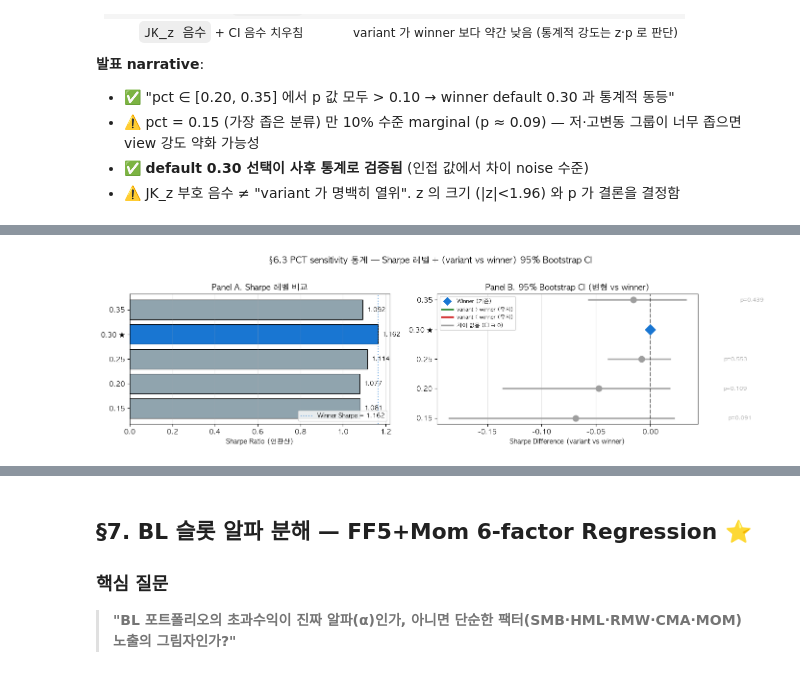
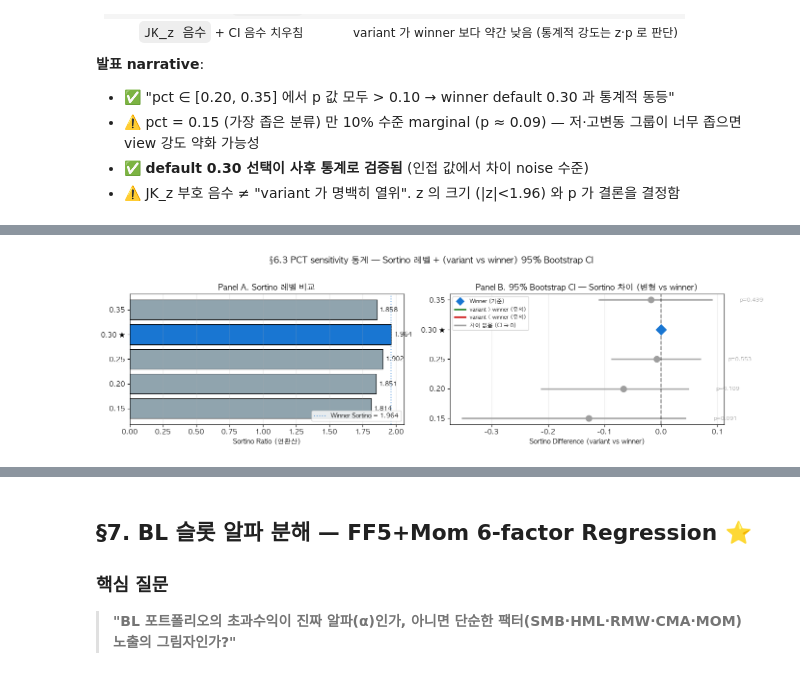
Before and after one commit to sybeom528/finance_project, a Jupyter notebook: final_pt/05b_Analyze.ipynb, the cells around one changed output, grey strips where cells are left out. Drawn from its saved outputs; the diff is of its cells as text; code cells hidden in the pictures.

Commit message:
sensitivity sortino 레벨로 변경

```diff
--- a/final_pt/05b_Analyze.ipynb
+++ b/final_pt/05b_Analyze.ipynb
@@ -1316,56 +1361,62 @@ plt.show()
 - ⚠️ JK_z 부호 음수 ≠ "variant 가 명백히 열위". z 의 크기 (|z|<1.96) 와 p 가 결론을 결정함
 # %%
 # ── §6.3 PCT sensitivity 통계 유의성 검정 ─────────────────────────
-# §5.4 의 _jk_memmel / _block_bootstrap_sr_diff 함수 재사용
+# §5.4 의 _jk_memmel / _block_bootstrap_sr_diff / _block_bootstrap_sortino_diff / _sortino 재사용
+# 비교: winner default pct vs 각 pct 변형
 
-winner_default_pct = 0.30  # PCT_GROUP 기본값
+winner_default_pct = winner_cfg.get('pct_group', 0.30)
 winner_ret_pct = pct_results.get(winner_default_pct, {}).get('ret')
 if winner_ret_pct is None:
-    raise RuntimeError(f'pct sweep 결과에 default pct={winner_default_pct} 없음')
+    raise RuntimeError(f'pct sweep 결과에 winner default pct={winner_default_pct} 없음')
 
 rows = []
 for pct, res in sorted(pct_results.items()):
-    variant_ret = res['ret']
+    variant_ret = res.get('ret')
+    if variant_ret is None: continue
     z, p = _jk_memmel(winner_ret_pct, variant_ret)
-    lo, hi, mean = _block_bootstrap_sr_diff(winner_ret_pct, variant_ret)
+    lo, hi, mean = _block_bootstrap_sortino_diff(winner_ret_pct, variant_ret)
     sig_jk = '✓' if (not np.isnan(p) and p < 0.05) else ''
     sig_bs = '✓' if (lo > 0 or hi < 0) else ''
     rows.append({
-        'pct_group' : pct,
-        'JK_z'      : round(z, 3) if not np.isnan(z) else np.nan,
-        'JK_p'      : round(p, 4) if not np.isnan(p) else np.nan,
-        'JK_sig'    : sig_jk,
-        'Boot_CI_lo': round(lo, 3),
-        'Boot_CI_hi': round(hi, 3),
-        'Boot_sig'  : sig_bs,
-        'is_winner' : '★' if pct == winner_default_pct else '',
+        'pct_group': pct,
+        'JK_z'     : round(z, 3) if not np.isnan(z) else np.nan,
+        'JK_p'     : round(p, 4) if not np.isnan(p) else np.nan,
+        'JK_sig'   : sig_jk,
+        'BootSo_lo': round(lo, 3),
+        'BootSo_hi': round(hi, 3),
+        'BootSo_sig': sig_bs,
+        'is_winner': '★' if pct == winner_default_pct else '',
     })
 
 n3_df = pd.DataFrame(rows)
-print('=== §6.3 PCT sensitivity 통계 유의성 (default 0.30 대비) ===')
-print(f'default pct = {winner_default_pct}, T = {len(winner_ret_pct)} 개월')
+print('=== §6.3 PCT sensitivity 통계 유의성 (winner default 대비) ===')
+print(f'winner default pct = {winner_default_pct}, T = {len(winner_ret_pct)} 개월')
+print('   · JK_z/JK_p     : Sharpe 차이 z-test (학술 표준, 정규근사 닫힌해)')
+print('   · BootSo_lo/hi  : Sortino 차이 95% Block Bootstrap CI (블록 6m, 1000 iter)')
 print(n3_df.to_string(index=False))
 
-# ── 자동 해석 ─────────────────────────────────────────────────
+# ── 자동 해석 ─────────────────────
 print('\n=== §6.3 자동 해석 ===')
 non_winner = n3_df[n3_df['is_winner'] != '★']
 n_var = len(non_winner)
 n_sig = (non_winner['JK_p'] < 0.05).sum()
 n_marg = ((non_winner['JK_p'] >= 0.05) & (non_winner['JK_p'] < 0.10)).sum()
 mean_z = non_winner['JK_z'].mean()
+all_ci_contain_zero = ((non_winner['BootSo_lo'] <= 0) & (non_winner['BootSo_hi'] >= 0)).all()
 print(f'  · 변형 수: {n_var}개 (winner 제외)')
-print(f'  · 5% 수준 유의: {n_sig}개  /  10% 수준 marginal: {n_marg}개')
+print(f'  · 5% 수준 유의 (JK Sharpe): {n_sig}개  /  10% 수준 marginal: {n_marg}개')
 print(f'  · 평균 z-stat: {mean_z:+.3f}')
-if n_sig == 0 and n_marg == 0:
-    print('  → 결론: pct ∈ PCT_SWEEP 전 구간에서 winner 와 완전 동등 (robust)')
-elif n_sig == 0 and n_marg > 0:
+print(f'  · Bootstrap Sortino-diff CI 모두 0 포함: {all_ci_contain_zero}')
+if n_sig == 0 and all_ci_contain_zero:
+    print('  → 결론: winner 가 PCT ∈ PCT_SWEEP 전 구간에서 robust (모든 변형이 통계적으로 동등)')
+elif n_marg > 0 and n_sig == 0:
     print(f'  → 결론: {n_marg}개 변형이 10% 수준 marginal — 5% 기준 robust, but 좁은 분류 영역에서 약한 추세')
 elif n_sig > 0:
     print(f'  → 결론: {n_sig}개 변형이 winner 와 유의미한 차이 — 추가 검토 필요')
 
 
 
-# ── §VIZ 시각화: Sharpe diff 95% CI forest plot + Sharpe level bar ──
+# ── §VIZ 시각화: Sortino level bar + Sortino diff 95% Bootstrap CI ──
 import matplotlib.pyplot as plt
 from matplotlib.lines import Line2D
 
@@ -1373,42 +1424,42 @@ from matplotlib.lines import Line2D
 viz_data = []
 for v in sorted(pct_results.keys()):
     r = pct_results[v].get("ret")
-    sr = _sharpe(r)
+    so = _sortino(r)
     z, p = _jk_memmel(winner_ret_pct, r)
-    lo, hi, mean_diff = _block_bootstrap_sr_diff(winner_ret_pct, r)
+    lo, hi, mean_diff = _block_bootstrap_sortino_diff(winner_ret_pct, r)
     viz_data.append({
-        'pct_group': v, 'sharpe': sr, 'z': z, 'p': p,
+        'pct_group': v, 'sortino': so, 'z': z, 'p': p,
         'ci_lo': lo, 'ci_hi': hi, 'mean_diff': mean_diff,
         'is_winner': v == winner_default_pct,
     })
 viz_df = pd.DataFrame(viz_data)
 
 fig, axes = plt.subplots(1, 2, figsize=(14, max(4, len(viz_df)*0.5+1)))
-fig.suptitle('§6.3 PCT sensitivity 통계 — Sharpe 레벨 + (variant vs winner) 95% Bootstrap CI',
+fig.suptitle('§6.3 PCT sensitivity 통계 — Sortino 레벨 + (variant vs winner) 95% Bootstrap CI',
              fontsize=13, fontweight='bold', y=1.02)
 
-# Panel A: Sharpe level bar
+# Panel A: Sortino level bar
 ax = axes[0]
 y_pos = np.arange(len(viz_df))
 colors = ['#1976D2' if w else '#90A4AE' for w in viz_df['is_winner']]
-ax.barh(y_pos, viz_df['sharpe'], color=colors, edgecolor='black', linewidth=0.8)
-winner_sr = viz_df[viz_df['is_winner']]['sharpe'].iloc[0]
-ax.axvline(winner_sr, color='#1976D2', linestyle=':', alpha=0.6, label='Winner Sharpe = {:.3f}'.format(winner_sr))
+ax.barh(y_pos, viz_df['sortino'], color=colors, edgecolor='black', linewidth=0.8)
+winner_so = viz_df[viz_df['is_winner']]['sortino'].iloc[0]
+ax.axvline(winner_so, color='#1976D2', linestyle=':', alpha=0.6, label='Winner Sortino = {:.3f}'.format(winner_so))
 ax.set_yticks(y_pos)
 labels = []
 for v, w in zip(viz_df['pct_group'], viz_df['is_winner']):
     star = ' ★' if w else ''
     labels.append(('{:.2f}' + star).format(v))
 ax.set_yticklabels(labels)
-ax.set_xlabel('Sharpe Ratio (연환산)')
-ax.set_title('Panel A. Sharpe 레벨 비교')
+ax.set_xlabel('Sortino Ratio (연환산)')
+ax.set_title('Panel A. Sortino 레벨 비교')
 ax.grid(axis='x', alpha=0.3)
 ax.legend(loc='lower right', fontsize=9)
-for i, (sr, w) in enumerate(zip(viz_df['sharpe'], viz_df['is_winner'])):
-    ax.text(sr + 0.02, i, '{:.3f}'.format(sr), va='center', fontsize=9,
+for i, (so, w) in enumerate(zip(viz_df['sortino'], viz_df['is_winner'])):
+    ax.text(so + 0.02, i, '{:.3f}'.format(so), va='center', fontsize=9,
             fontweight='bold' if w else 'normal')
 
-# Panel B: 95% Bootstrap CI forest plot
+# Panel B: 95% Bootstrap CI forest plot (Sortino diff)
 ax = axes[1]
 for i, row in viz_df.iterrows():
     if row['is_winner']:
@@ -1429,8 +1480,8 @@ for i, row in viz_df.iterrows():
 ax.axvline(0, color='black', linestyle='--', alpha=0.5)
 ax.set_yticks(y_pos)
 ax.set_yticklabels(labels)
-ax.set_xlabel('Sharpe Difference (variant vs winner)')
-ax.set_title('Panel B. 95% Bootstrap CI (변형 vs winner)')
+ax.set_xlabel('Sortino Difference (variant vs winner)')
+ax.set_title('Panel B. 95% Bootstrap CI — Sortino 차이 (변형 vs winner)')
 ax.grid(axis='x', alpha=0.3)
 legend_elems = [
     Line2D([0],[0], marker='D', color='w', markerfacecolor='#1976D2', markersize=10, label='Winner (기준)'),
@@ -1461,2 +1515,2 @@ default pct = 0.3, T = 168 개월
-[figure, old version]
+[figure, new version]
 # %% [markdown]
```
Also changed, not shown: parts of 5 cells of this notebook, 2 other files.
